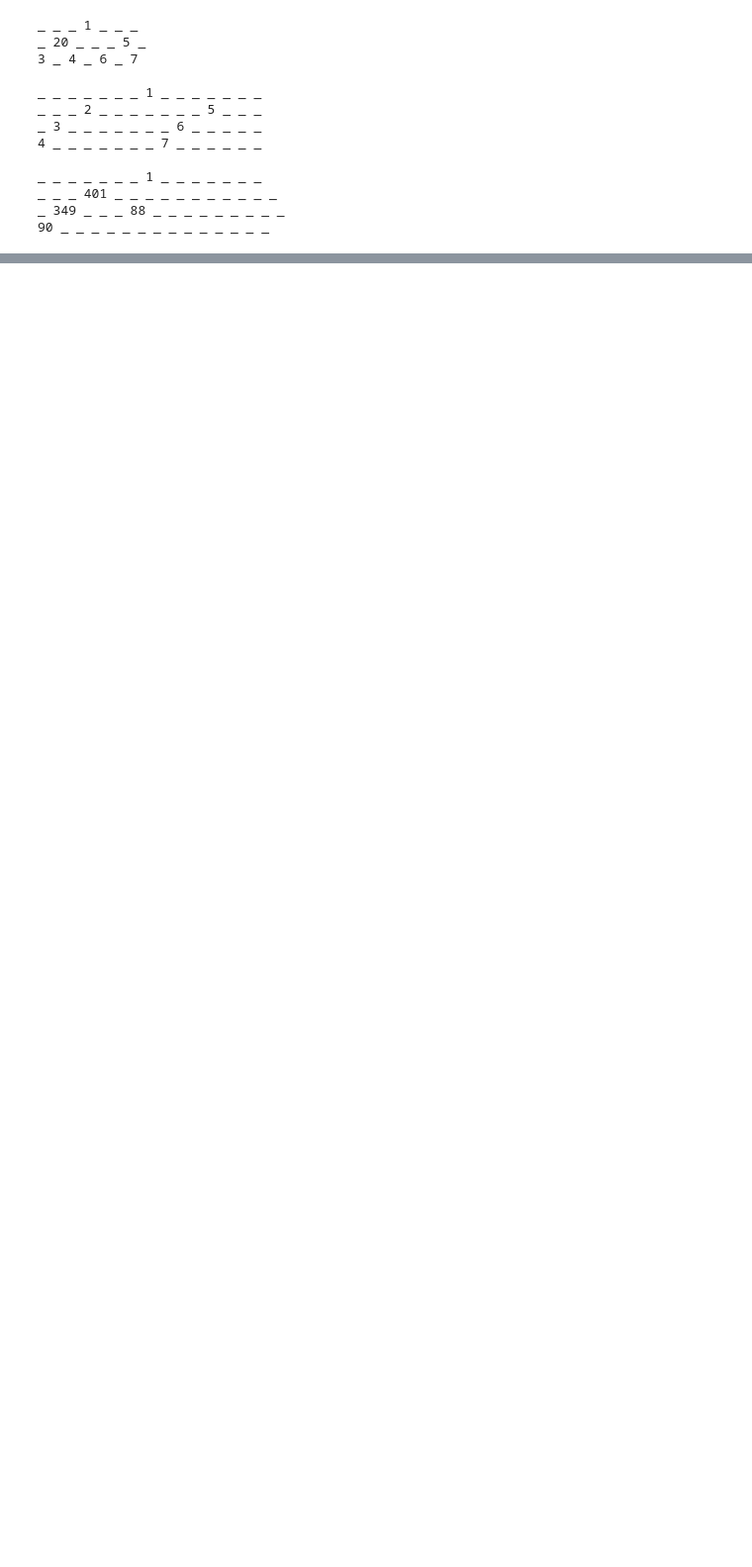
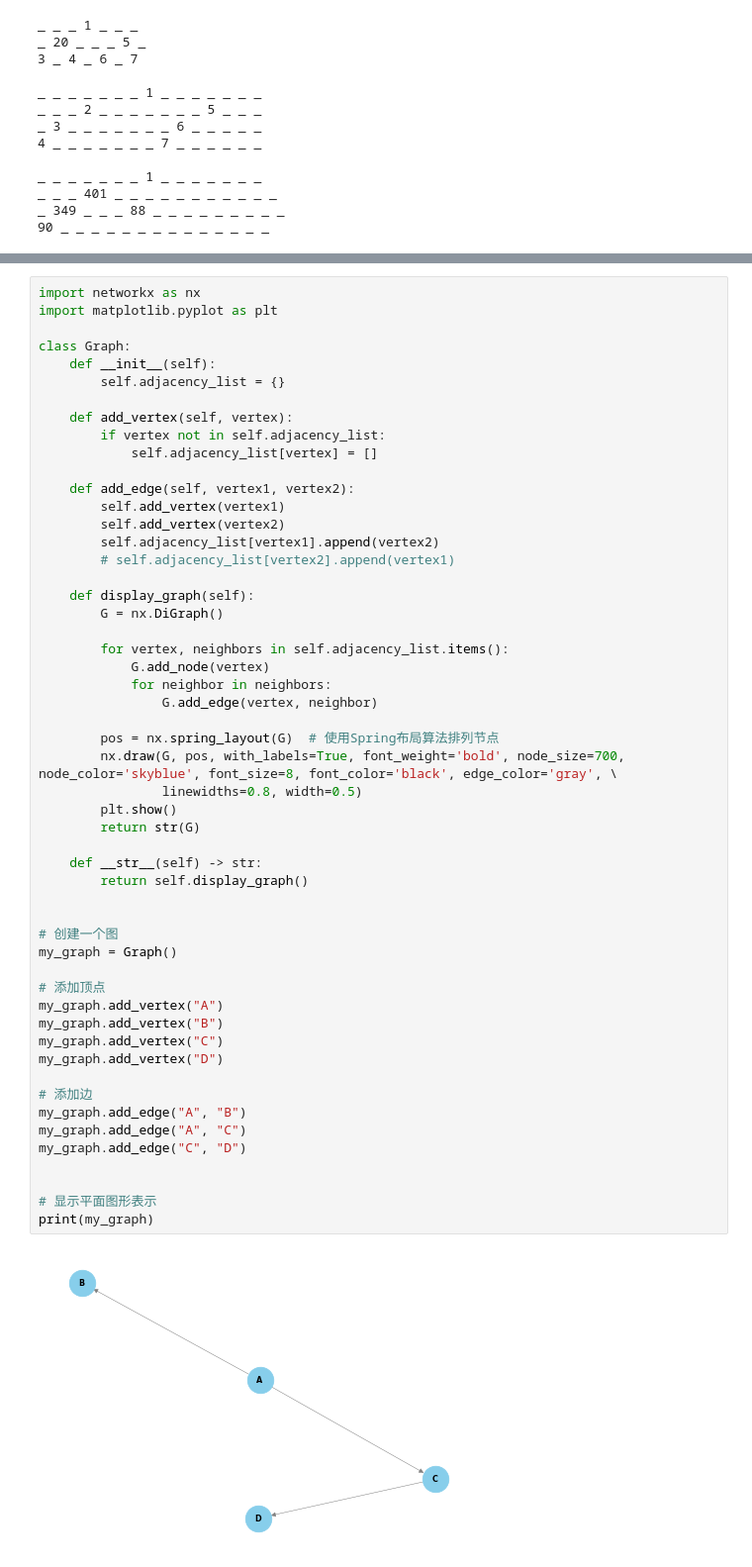
Before and after one commit to yyxx1997/code, a Jupyter notebook: python/algorithms/树与图.ipynb, the cells around one changed output, grey strips where cells are left out. Shown: that part at 99% size. Saved outputs shown, nothing was run; the diff lists cells and outputs as text; blank space fills up the shorter version.

```diff
--- a/python/algorithms/树与图.ipynb
+++ b/python/algorithms/树与图.ipynb
@@ -1155,0 +1356,55 @@ _ 349 _ _ _ 88 _ _ _ _ _ _ _ _ _
+# %%
+import networkx as nx
+import matplotlib.pyplot as plt
+
+class Graph:
+    def __init__(self):
+        self.adjacency_list = {}
+
+    def add_vertex(self, vertex):
+        if vertex not in self.adjacency_list:
+            self.adjacency_list[vertex] = []
+
+    def add_edge(self, vertex1, vertex2):
+        self.add_vertex(vertex1)
+        self.add_vertex(vertex2)
+        self.adjacency_list[vertex1].append(vertex2)
+        # self.adjacency_list[vertex2].append(vertex1)
+
+    def display_graph(self):
+        G = nx.DiGraph()
+
+        for vertex, neighbors in self.adjacency_list.items():
+            G.add_node(vertex)
+            for neighbor in neighbors:
+                G.add_edge(vertex, neighbor)
+
+        pos = nx.spring_layout(G)  # 使用Spring布局算法排列节点
+        nx.draw(G, pos, with_labels=True, font_weight='bold', node_size=700, node_color='skyblue', font_size=8, font_color='black', edge_color='gray', \
+                linewidths=0.8, width=0.5)
+        plt.show()
+        return str(G)
+
+    def __str__(self) -> str:
+        return self.display_graph()
+
+
+# 创建一个图
+my_graph = Graph()
+
+# 添加顶点
+my_graph.add_vertex("A")
+my_graph.add_vertex("B")
+my_graph.add_vertex("C")
+my_graph.add_vertex("D")
+
+# 添加边
+my_graph.add_edge("A", "B")
+my_graph.add_edge("A", "C")
+my_graph.add_edge("C", "D")
+
+
+# 显示平面图形表示
+print(my_graph)
+# %% [output]
+[figure, added]
```
Also changed, not shown: parts of 30 cells of this notebook.
